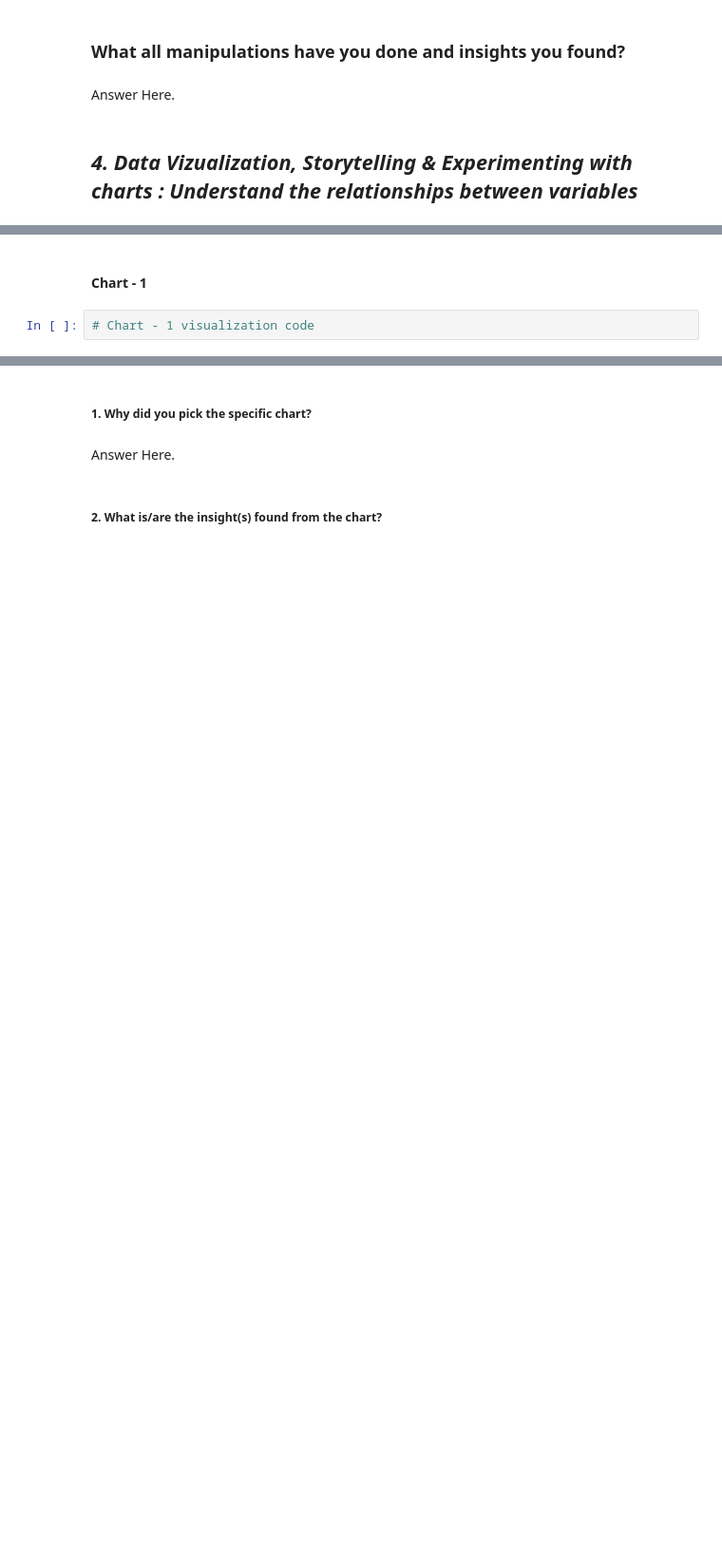
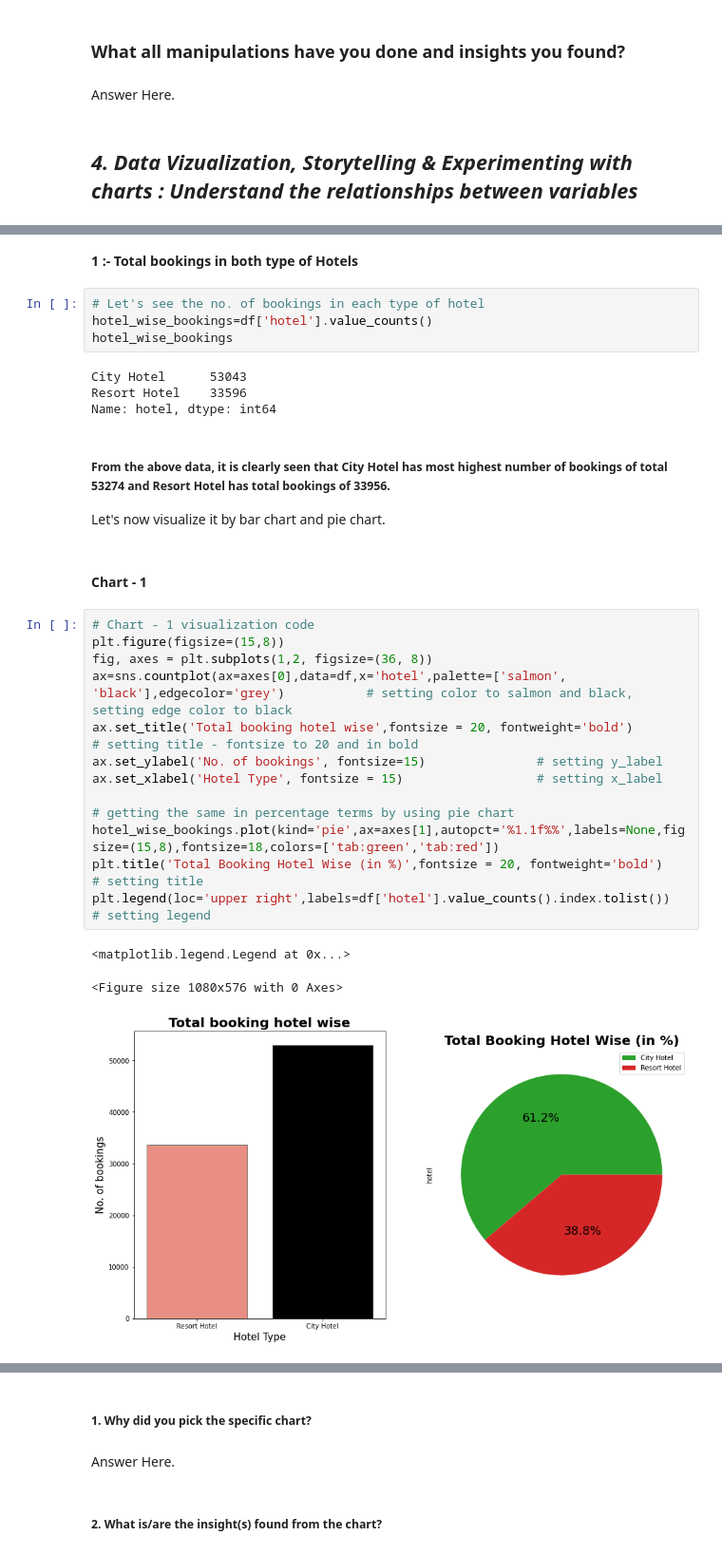
Before and after one commit to hypnoticmeraj/EDA-Project--Hote-booking-analysis-, a Jupyter notebook: EDA_Submission_Template.ipynb, the cells around one changed output, grey strips where cells are left out. Shown at 95% size. Saved outputs shown, nothing was run; the diff lists cells and outputs as text; blank space fills up the shorter version.

```diff
--- a/EDA_Submission_Template.ipynb
+++ b/EDA_Submission_Template.ipynb
@@ -572,4 +598,32 @@ Answer Here.
+# %% [markdown]
+**1 :-**  **Total bookings in both type of Hotels**
+# %%
+# Let's see the no. of bookings in each type of hotel
+hotel_wise_bookings=df['hotel'].value_counts()
+hotel_wise_bookings
+# %% [output]
+City Hotel      53043
+Resort Hotel    33596
+Name: hotel, dtype: int64
+# %% [markdown]
+##### From the above data, it is clearly seen that City Hotel has most highest number of bookings of total 53274 and Resort Hotel has total bookings of 33956.
+Let's now visualize it by bar chart and pie chart.
 # %% [markdown]
 #### Chart - 1
-# %%
-# Chart - 1 visualization code
+# %%
+# Chart - 1 visualization code
+plt.figure(figsize=(15,8))
+fig, axes = plt.subplots(1,2, figsize=(36, 8))
+ax=sns.countplot(ax=axes[0],data=df,x='hotel',palette=['salmon', 'black'],edgecolor='grey')           # setting color to salmon and black, setting edge color to black
+ax.set_title('Total booking hotel wise',fontsize = 20, fontweight='bold')         # setting title - fontsize to 20 and in bold
+ax.set_ylabel('No. of bookings', fontsize=15)               # setting y_label
+ax.set_xlabel('Hotel Type', fontsize = 15)                  # setting x_label
+
+# getting the same in percentage terms by using pie chart
+hotel_wise_bookings.plot(kind='pie',ax=axes[1],autopct='%1.1f%%',labels=None,figsize=(15,8),fontsize=18,colors=['tab:green','tab:red'])
+plt.title('Total Booking Hotel Wise (in %)',fontsize = 20, fontweight='bold')          # setting title
+plt.legend(loc='upper right',labels=df['hotel'].value_counts().index.tolist())        # setting legend
+# %% [output]
+<matplotlib.legend.Legend at 0x...>
+<Figure size 1080x576 with 0 Axes>
+[figure, added]
```
Also changed, not shown: parts of 177 cells of this notebook.
